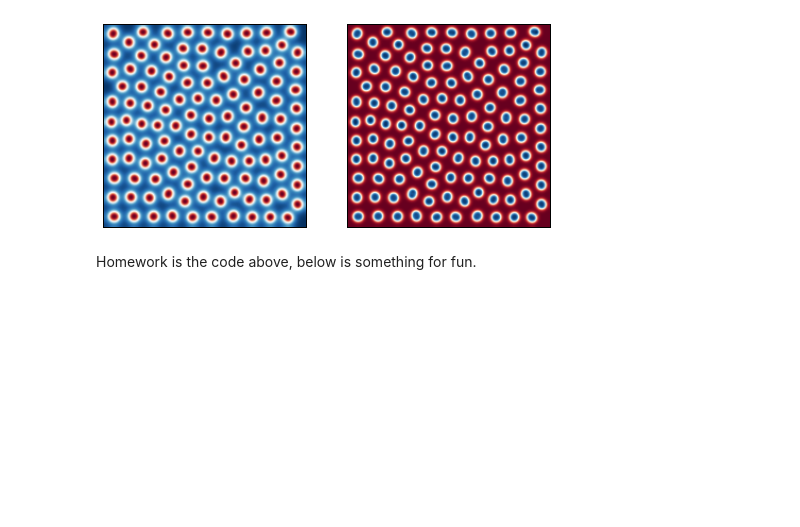
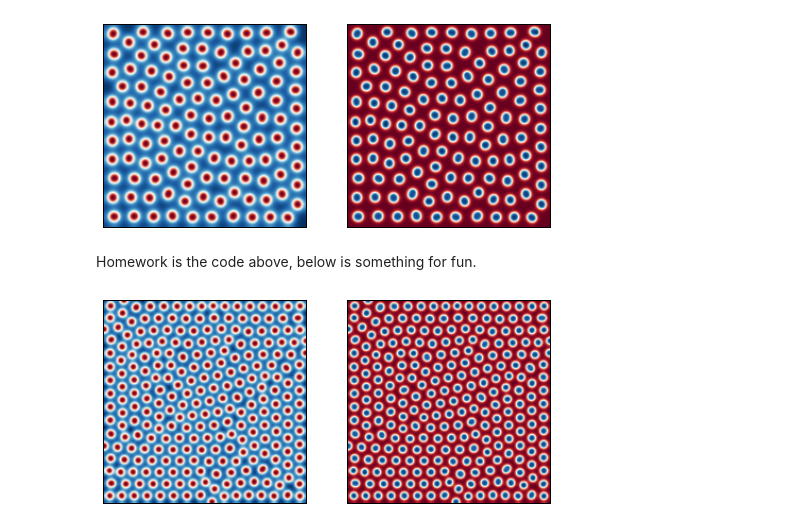
Before and after one commit to iamisrapel/MAE6286, a Jupyter notebook: 04_assignment.ipynb, the cells around one changed output. Cells and saved outputs as stored; diff of their text form; code cells hidden in the pictures; blank space fills up the shorter version.

```diff
--- a/04_assignment.ipynb
+++ b/04_assignment.ipynb
@@ -67,16 +67,10 @@ pyplot.xticks([]), pyplot.yticks([]);
 [figure]
 # %% [markdown]
 Homework is the code above, below is something for fun.
-# %%
-n = 192
-dh = 5/(n-1)
-T = 8000
-dt = .9 * dh**2 / (4*max(Du,Dv))
-nt = int(T/dt)
-
-uvinitial = numpy.load('./uvinitial.npz')
-U = uvinitial['U']
-V = uvinitial['V']
+# %%
+uvinitial = numpy.load('./uvinitial.npz')
+U_initial = uvinitial['U']
+V_initial = uvinitial['V']
 # %%
 def assignment4(nt,U,V,Du, Dv, F, k):
 
@@ -111,4 +105,19 @@ def assignment4(nt,U,V,Du, Dv, F, k):
         V[0,-1] = V[1,-2]
         V[-1,0] = V[-2,1]
         V[-1,-1] = V[-2,-2]
-    return U
+
+    a = [U, V]
+    return a
+# %%
+U2 = assignment4(nt,U_initial, V_initial,0.00014, 0.00006, 0.035, 0.065 )[0]
+V2 = assignment4(nt,U_initial, V_initial,0.00014, 0.00006, 0.035, 0.065 )[1]
+# %%
+fig = pyplot.figure(figsize=(8,5))
+pyplot.subplot(121)
+pyplot.imshow(U2, cmap = cm.RdBu)
+pyplot.xticks([]), pyplot.yticks([]);
+pyplot.subplot(122)
+pyplot.imshow(V2, cmap = cm.RdBu)
+pyplot.xticks([]), pyplot.yticks([]);
+# %% [output]
+[figure, added]
```
Also changed, not shown: parts of 4 cells of this notebook.
